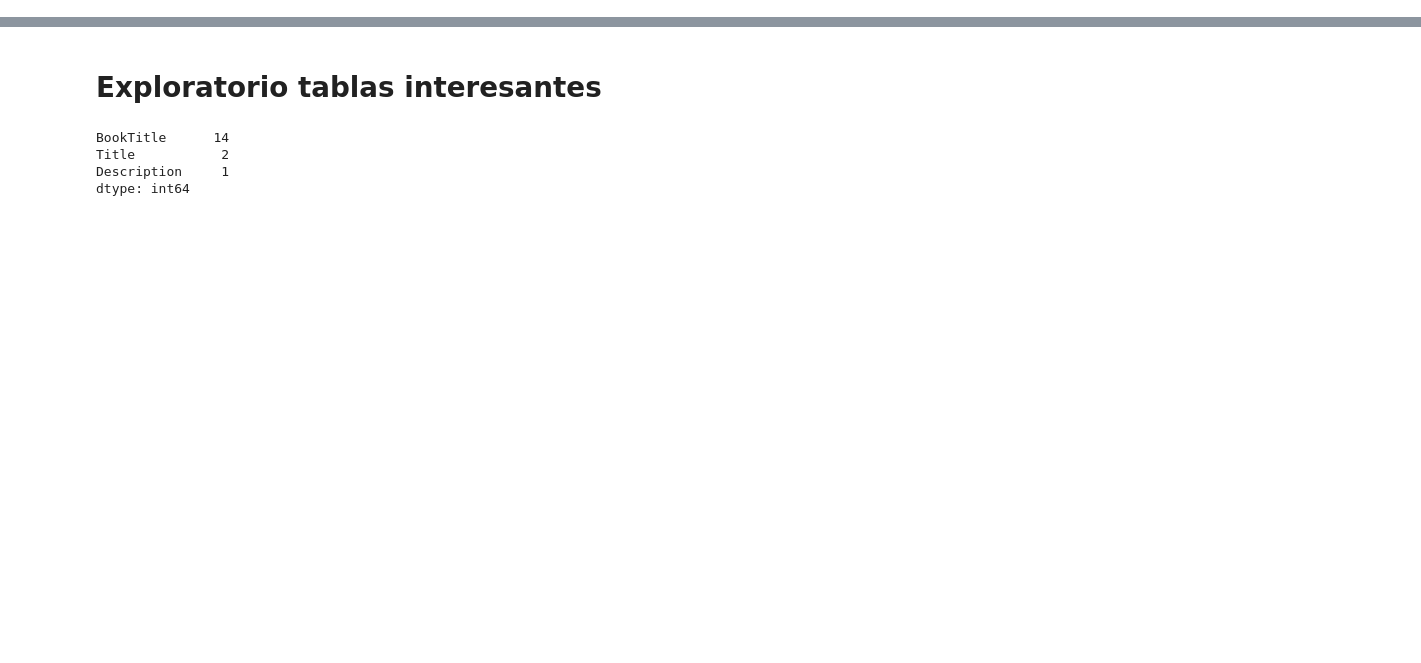
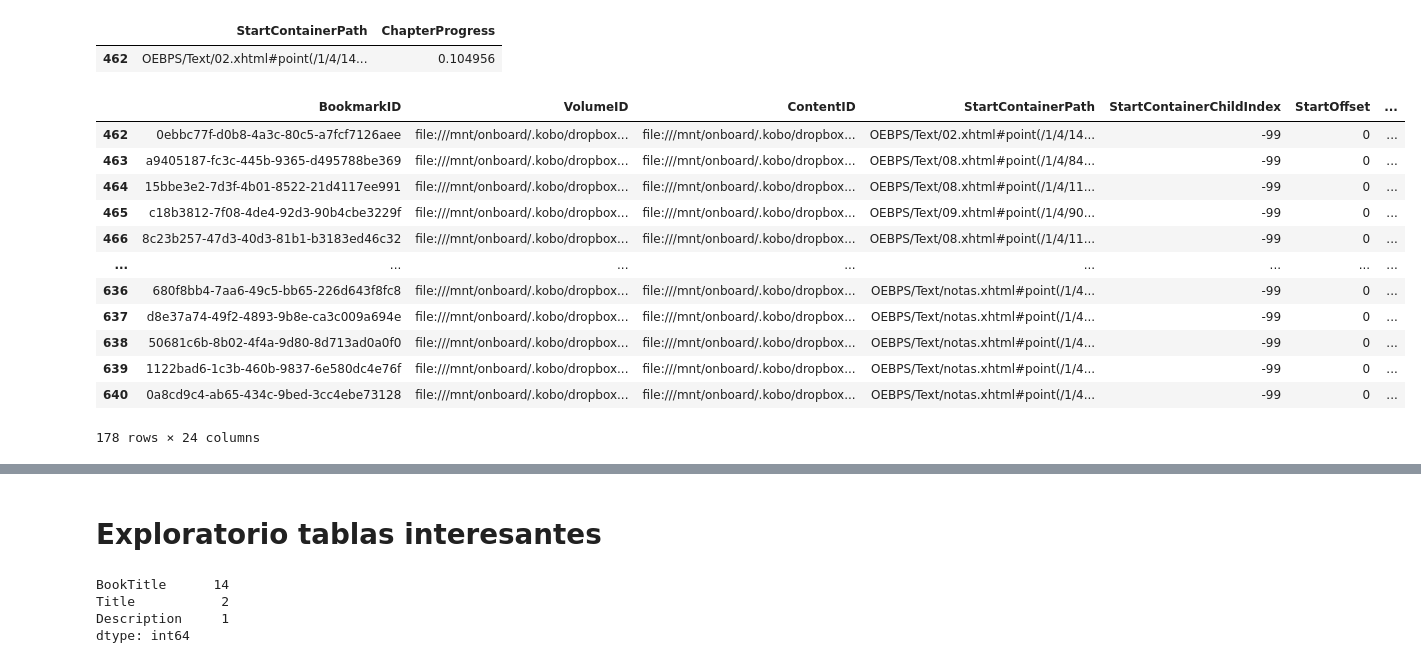
Before and after one commit to jaguirrepeman/koboannotations, a Jupyter notebook: notebook_kobo.ipynb, the cells around one changed output, grey strips where cells are left out. Drawn from its saved outputs; the diff is of its cells as text; code cells hidden in the pictures; blank space fills up the shorter version.

```diff
--- a/notebook_kobo.ipynb
+++ b/notebook_kobo.ipynb
@@ -15,0 +52,21 @@ pd.options.display.max_columns = None
+# %%
+bookmark_flow.head(1)
+# %% [output]
+|  | StartContainerPath | ChapterProgress |
+| 462 | OEBPS/Text/02.xhtml#point(/1/4/14... | 0.104956 |
+# %%
+bookmark_flow
+# %% [output]
+|  | BookmarkID | VolumeID | ContentID | StartContainerPath | StartContainerChildIndex | StartOffset | ... |
+| 462 | 0ebbc77f-d0b8-4a3c-80c5-a7fcf7126aee | file:///mnt/onboard/.kobo/dropbox... | file:///mnt/onboard/.kobo/dropbox... | OEBPS/Text/02.xhtml#point(/1/4/14... | -99 | 0 | ... |
+| 463 | a9405187-fc3c-445b-9365-d495788be369 | file:///mnt/onboard/.kobo/dropbox... | file:///mnt/onboard/.kobo/dropbox... | OEBPS/Text/08.xhtml#point(/1/4/84... | -99 | 0 | ... |
+| 464 | 15bbe3e2-7d3f-4b01-8522-21d4117ee991 | file:///mnt/onboard/.kobo/dropbox... | file:///mnt/onboard/.kobo/dropbox... | OEBPS/Text/08.xhtml#point(/1/4/11... | -99 | 0 | ... |
+| 465 | c18b3812-7f08-4de4-92d3-90b4cbe3229f | file:///mnt/onboard/.kobo/dropbox... | file:///mnt/onboard/.kobo/dropbox... | OEBPS/Text/09.xhtml#point(/1/4/90... | -99 | 0 | ... |
+| 466 | 8c23b257-47d3-40d3-81b1-b3183ed46c32 | file:///mnt/onboard/.kobo/dropbox... | file:///mnt/onboard/.kobo/dropbox... | OEBPS/Text/08.xhtml#point(/1/4/11... | -99 | 0 | ... |
+| ... | ... | ... | ... | ... | ... | ... | ... |
+| 636 | 680f8bb4-7aa6-49c5-bb65-226d643f8fc8 | file:///mnt/onboard/.kobo/dropbox... | file:///mnt/onboard/.kobo/dropbox... | OEBPS/Text/notas.xhtml#point(/1/4... | -99 | 0 | ... |
+| 637 | d8e37a74-49f2-4893-9b8e-ca3c009a694e | file:///mnt/onboard/.kobo/dropbox... | file:///mnt/onboard/.kobo/dropbox... | OEBPS/Text/notas.xhtml#point(/1/4... | -99 | 0 | ... |
+| 638 | 50681c6b-8b02-4f4a-9d80-8d713ad0a0f0 | file:///mnt/onboard/.kobo/dropbox... | file:///mnt/onboard/.kobo/dropbox... | OEBPS/Text/notas.xhtml#point(/1/4... | -99 | 0 | ... |
+| 639 | 1122bad6-1c3b-460b-9837-6e580dc4e76f | file:///mnt/onboard/.kobo/dropbox... | file:///mnt/onboard/.kobo/dropbox... | OEBPS/Text/notas.xhtml#point(/1/4... | -99 | 0 | ... |
+| 640 | 0a8cd9c4-ab65-434c-9bed-3cc4ebe73128 | file:///mnt/onboard/.kobo/dropbox... | file:///mnt/onboard/.kobo/dropbox... | OEBPS/Text/notas.xhtml#point(/1/4... | -99 | 0 | ... |
+178 rows × 24 columns
```
Also changed, not shown: parts of 33 cells of this notebook, 3 other files.
